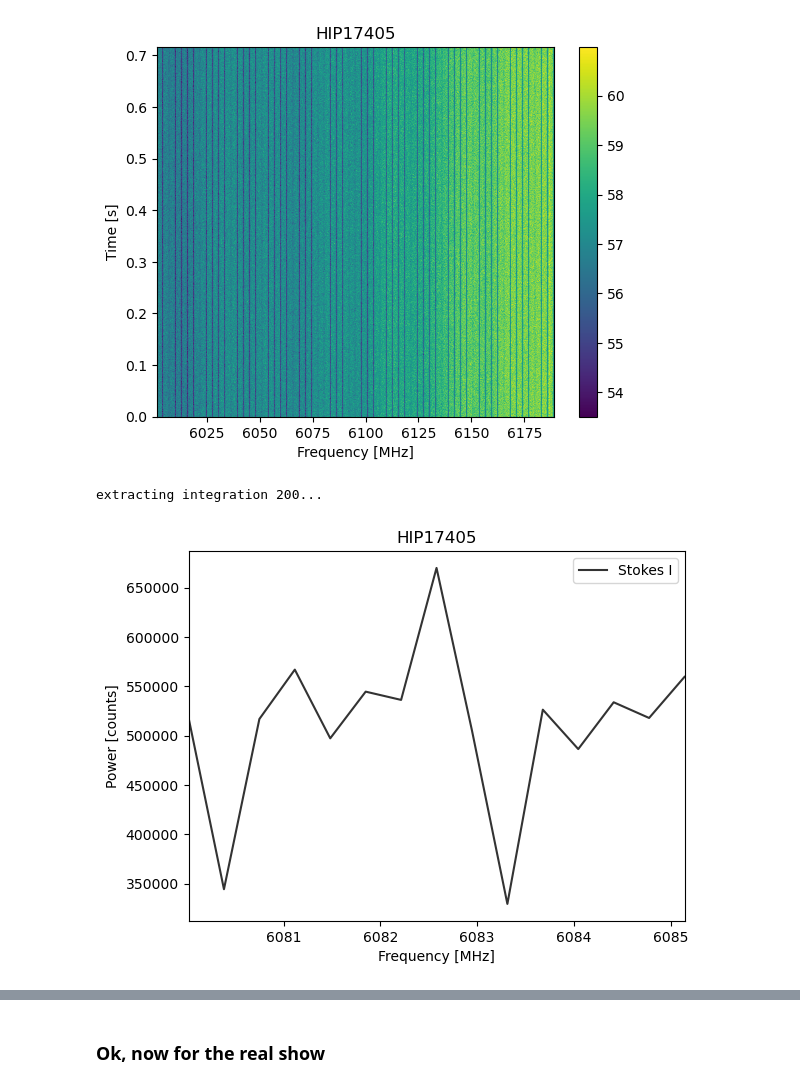
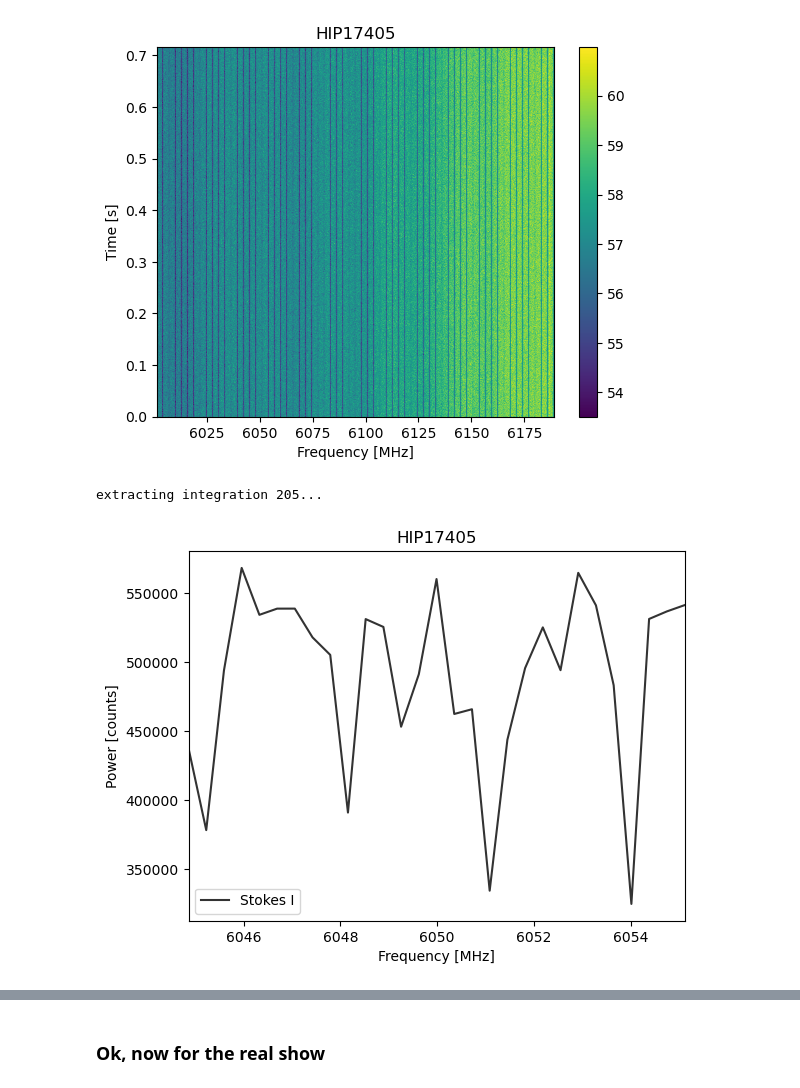
Before and after one commit to Miller-Ryan-1/astro, a Jupyter notebook: breakthrough_voyager1.ipynb, the cells around one changed output, grey strips where cells are left out. Drawn from its saved outputs; the diff is of its cells as text; code cells hidden in the pictures.

```diff
--- a/breakthrough_voyager1.ipynb
+++ b/breakthrough_voyager1.ipynb
@@ -46,7 +46,7 @@ obs.plot_waterfall()
 # %% [output]
 [figure]
 # %%
-obs.plot_spectrum(t = 200, f_start = 6080, f_stop = 6085)
+obs.plot_spectrum(t = 205, f_start = 6045, f_stop = 6055)
 # %% [output]
-extracting integration 200...
+extracting integration 205...
-[figure, old version]
+[figure, new version]
```
Also changed, not shown: parts of 24 cells of this notebook.
